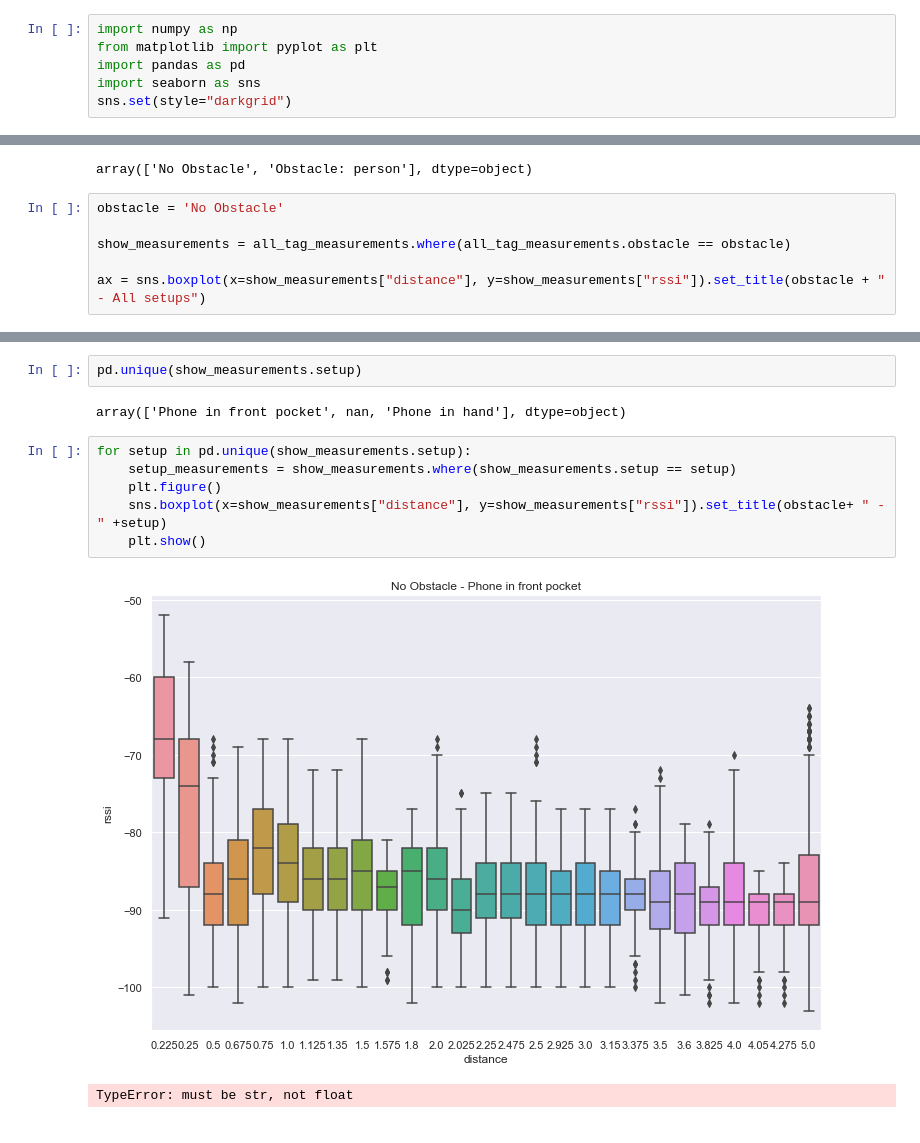
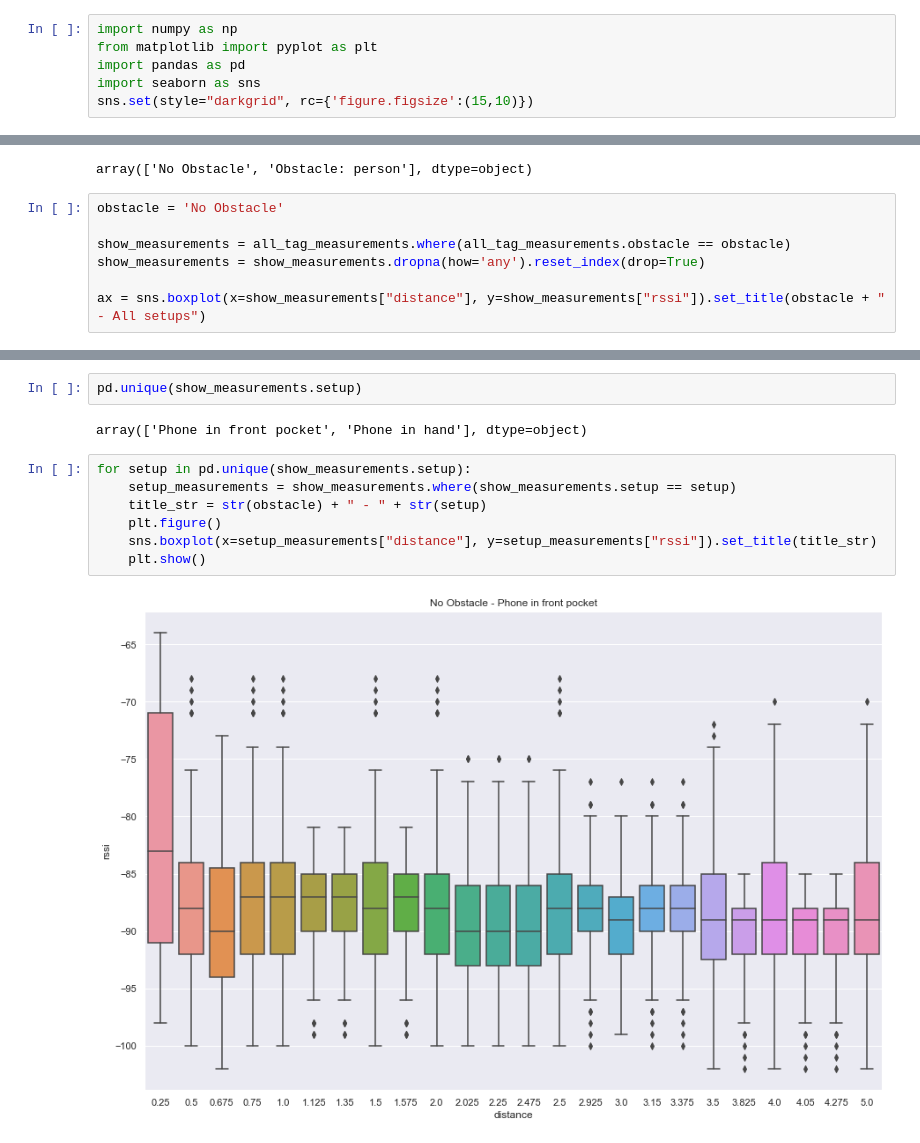
Before and after one commit to CylocTeam/BluetoothGeoClustering, a Jupyter notebook: BluetoothGeoClustering_python/DataAnalysis.ipynb, the cells around one changed output, grey strips where cells are left out. Drawn from its saved outputs; the diff is of its cells as text.

Commit message:
bugfix\\ setup plots

```diff
--- a/BluetoothGeoClustering_python/DataAnalysis.ipynb
+++ b/BluetoothGeoClustering_python/DataAnalysis.ipynb
@@ -3,7 +3,7 @@ import numpy as np
 from matplotlib import pyplot as plt
 import pandas as pd
 import seaborn as sns
-sns.set(style="darkgrid")
+sns.set(style="darkgrid", rc={'figure.figsize':(15,10)})
 # %% [markdown]
 Load Experiment data.
 # %%
@@ -19,6 +19,7 @@ array(['No Obstacle', 'Obstacle: person'], dtype=object)
 obstacle = 'No Obstacle'
 
 show_measurements = all_tag_measurements.where(all_tag_measurements.obstacle == obstacle)
+show_measurements = show_measurements.dropna(how='any').reset_index(drop=True)
 
 ax = sns.boxplot(x=show_measurements["distance"], y=show_measurements["rssi"]).set_title(obstacle + " - All setups")
 # %% [output]
@@ -26,13 +27,13 @@ ax = sns.boxplot(x=show_measurements["distance"], y=show_measurements["rssi"]).s
 # %%
 pd.unique(show_measurements.setup)
 # %% [output]
-array(['Phone in front pocket', nan, 'Phone in hand'], dtype=object)
+array(['Phone in front pocket', 'Phone in hand'], dtype=object)
 # %%
 for setup in pd.unique(show_measurements.setup):
     setup_measurements = show_measurements.where(show_measurements.setup == setup)
+    title_str = str(obstacle) + " - " + str(setup)
     plt.figure()
-    sns.boxplot(x=show_measurements["distance"], y=show_measurements["rssi"]).set_title(obstacle+ " - " +setup)
+    sns.boxplot(x=setup_measurements["distance"], y=setup_measurements["rssi"]).set_title(title_str)
     plt.show()
 # %% [output]
-[figure, old version]
+[figure, new version]
-TypeError: must be str, not float
```
Also changed, not shown: parts of 2 cells of this notebook, 1 other file.
